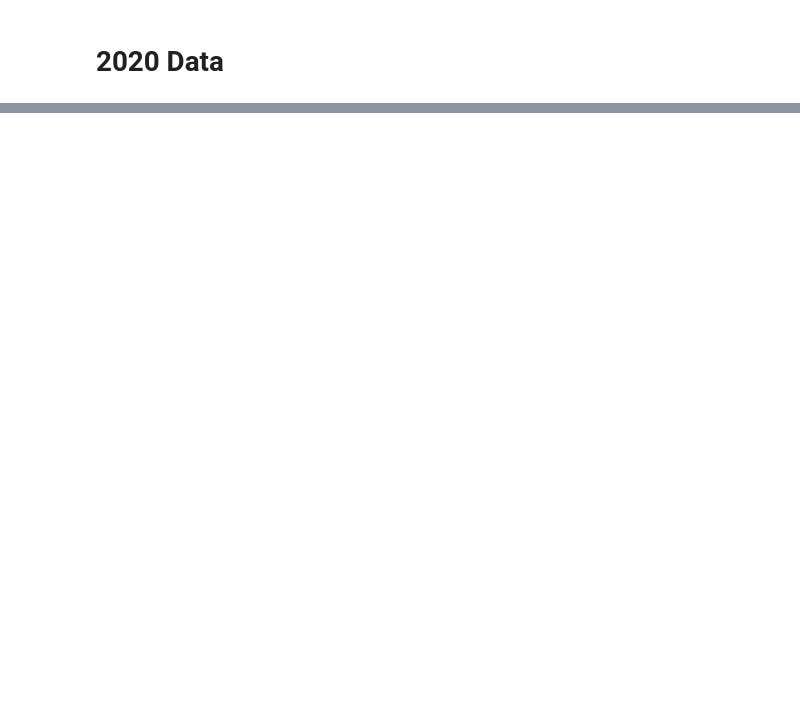
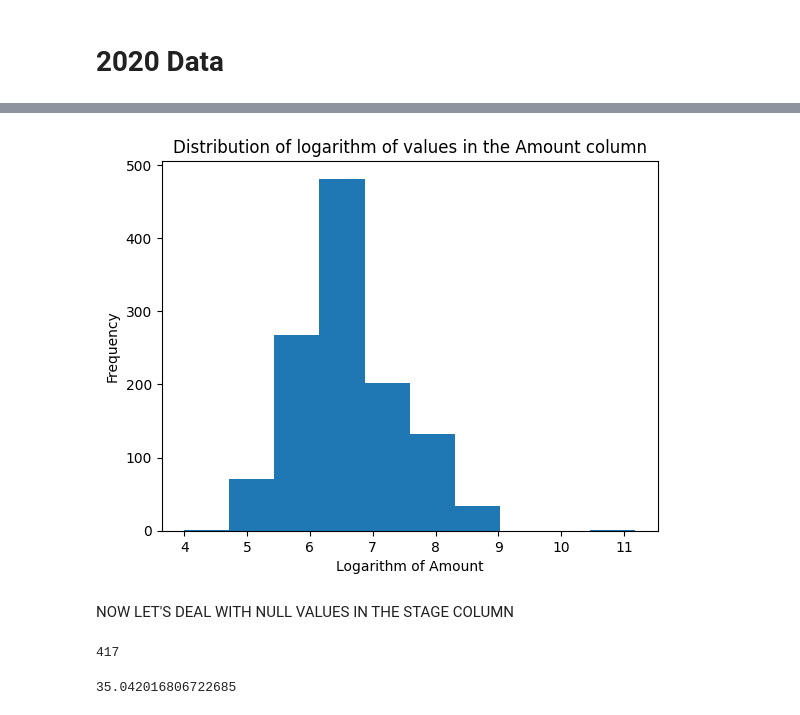
Before and after one commit to Faith-theAnalyst/Indian_Startup_Analysis, a Jupyter notebook: indian_startup_analysis.ipynb, the cells around one changed output, grey strips where cells are left out. Saved outputs shown, nothing was run; the diff lists cells and outputs as text; code cells hidden in the pictures; blank space fills up the shorter version.

```diff
--- a/indian_startup_analysis.ipynb
+++ b/indian_startup_analysis.ipynb
@@ -1206,0 +2045,8 @@ df2.to_csv('df_2019.csv', index=False) # here we are saving the set and naming i
+# %%
+# we are creating the median of the not missing values
+median_non_null_Amount = df4['Amount'].dropna()
+
+median_Amount = median_non_null_Amount.median()
+
+# below we are filling in the missing values with the median
+df4['Amount'].fillna(median_Amount, inplace=True)
@@ -1206,0 +2057,32 @@ df2.to_csv('df_2019.csv', index=False) # here we are saving the set and naming i
+# %%
+# first we will use the distribution shape by the help of a histogram
+# below we are plotting the histogram
+
+# Apply logarithmic transformation to the data
+# Filter out non-positive and missing values
+valid_amounts = df4['Amount'][df4['Amount'] > 0].dropna()
+
+# Apply logarithmic transformation to the filtered values
+log_amount = np.log10(valid_amounts)
+
+# Plot the histogram using logarithmic scale
+plt.hist(log_amount, bins=10)
+plt.xlabel('Logarithm of Amount')
+plt.ylabel('Frequency')
+plt.title('Distribution of logarithm of values in the Amount column')
+plt.show()
+# %% [output]
+[figure, added]
+# %% [markdown]
+NOW LET'S DEAL WITH NULL VALUES IN THE STAGE COLUMN
+# %%
+null_stage_4 = df4['Stage'].isnull().sum()  # checking for null values in the stage column
+null_stage_4
+# %% [output]
+417
+# %%
+null_stage_4 = df4['Stage'].isnull().sum()
+perce_null_stage4 = (null_stage_4 / len(df4['Stage'])) * 100 # here we want to know the percentage of the null values in the stage column
+perce_null_stage4
+# %% [output]
+35.042016806722685
```
Also changed, not shown: parts of 126 cells of this notebook, 3 other files.
